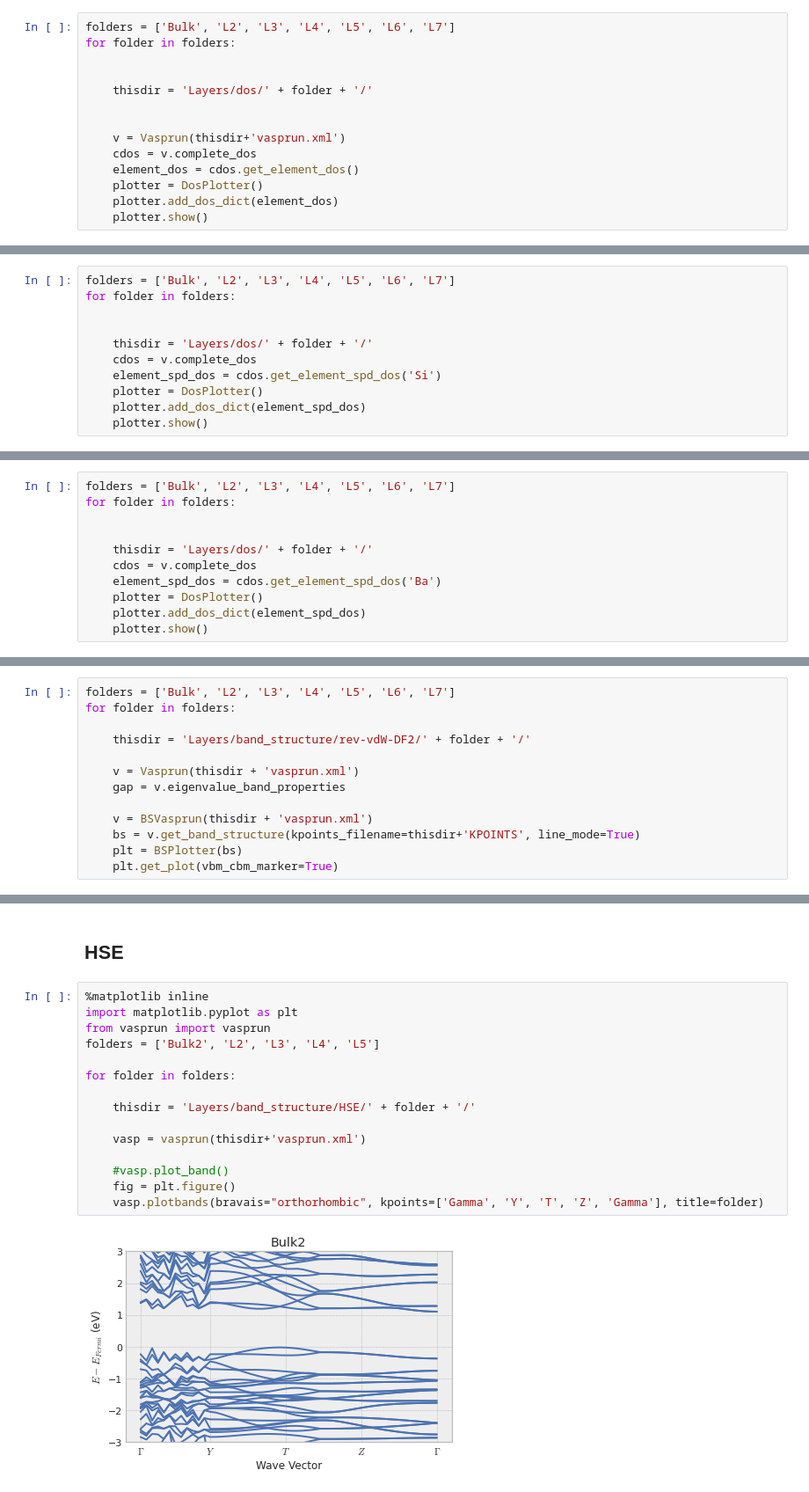
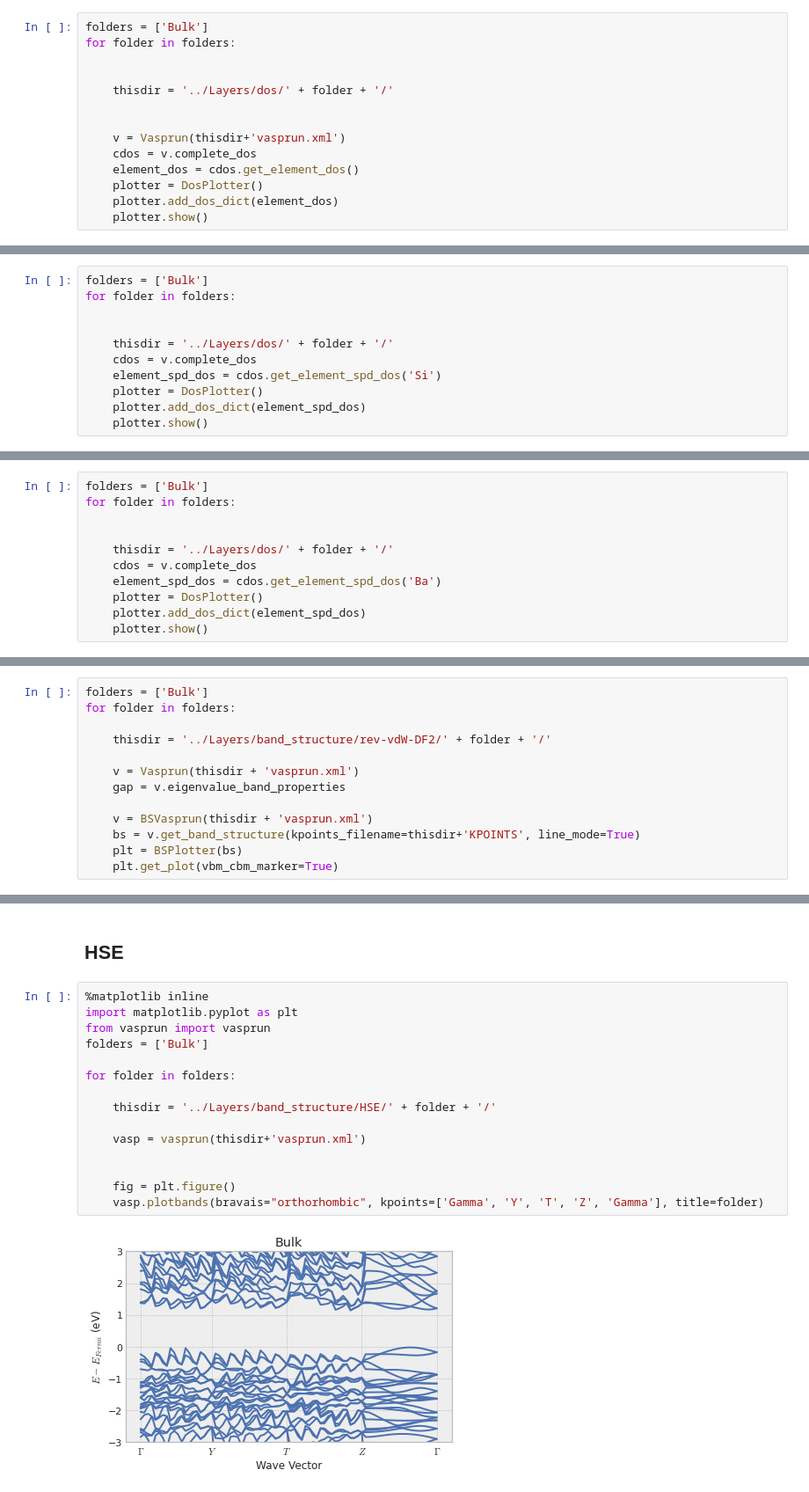
Before and after one commit to Moejay10/DFT, a Jupyter notebook: Results/Notebooks/Bulk_Analysis.ipynb, the cells around one changed output, grey strips where cells are left out. Shown at 88% size. Saved outputs shown, nothing was run; the diff lists cells and outputs as text.

```diff
--- a/Results/Notebooks/Bulk_Analysis.ipynb
+++ b/Results/Notebooks/Bulk_Analysis.ipynb
@@ -402,11 +361,11 @@ for folder in folders:
 # %% [markdown]
 ## Elemental DOS
 # %%
-folders = ['Bulk', 'L2', 'L3', 'L4', 'L5', 'L6', 'L7']
+folders = ['Bulk']
 for folder in folders:
 
 
-    thisdir = 'Layers/dos/' + folder + '/'
+    thisdir = '../Layers/dos/' + folder + '/'
 
 
     v = Vasprun(thisdir+'vasprun.xml')
@@ -426,11 +379,11 @@ for folder in folders:
 # %% [markdown]
 ### Si spd DOS
 # %%
-folders = ['Bulk', 'L2', 'L3', 'L4', 'L5', 'L6', 'L7']
+folders = ['Bulk']
 for folder in folders:
 
 
-    thisdir = 'Layers/dos/' + folder + '/'
+    thisdir = '../Layers/dos/' + folder + '/'
     cdos = v.complete_dos
     element_spd_dos = cdos.get_element_spd_dos('Si')
     plotter = DosPlotter()
@@ -447,11 +394,11 @@ for folder in folders:
 # %% [markdown]
 ### Ba spd DOS
 # %%
-folders = ['Bulk', 'L2', 'L3', 'L4', 'L5', 'L6', 'L7']
+folders = ['Bulk']
 for folder in folders:
 
 
-    thisdir = 'Layers/dos/' + folder + '/'
+    thisdir = '../Layers/dos/' + folder + '/'
     cdos = v.complete_dos
     element_spd_dos = cdos.get_element_spd_dos('Ba')
     plotter = DosPlotter()
@@ -470,10 +411,10 @@ for folder in folders:
 # %% [markdown]
 ## PBE + vdW
 # %%
-folders = ['Bulk', 'L2', 'L3', 'L4', 'L5', 'L6', 'L7']
+folders = ['Bulk']
 for folder in folders:
 
-    thisdir = 'Layers/band_structure/rev-vdW-DF2/' + folder + '/'
+    thisdir = '../Layers/band_structure/rev-vdW-DF2/' + folder + '/'
 
     v = Vasprun(thisdir + 'vasprun.xml')
     gap = v.eigenvalue_band_properties
@@ -495,17 +430,17 @@ for folder in folders:
 # %%
 %matplotlib inline
 import matplotlib.pyplot as plt
 from vasprun import vasprun
-folders = ['Bulk2', 'L2', 'L3', 'L4', 'L5']
+folders = ['Bulk']
 
 for folder in folders:
 
-    thisdir = 'Layers/band_structure/HSE/' + folder + '/'
+    thisdir = '../Layers/band_structure/HSE/' + folder + '/'
 
     vasp = vasprun(thisdir+'vasprun.xml')
 
-    #vasp.plot_band()
+
     fig = plt.figure()
     vasp.plotbands(bravais="orthorhombic", kpoints=['Gamma', 'Y', 'T', 'Z', 'Gamma'], title=folder)
 # %% [output]
-[figure, old version]
+[figure, new version]
```
Also changed, not shown: parts of 19 cells of this notebook, 1 other file.
